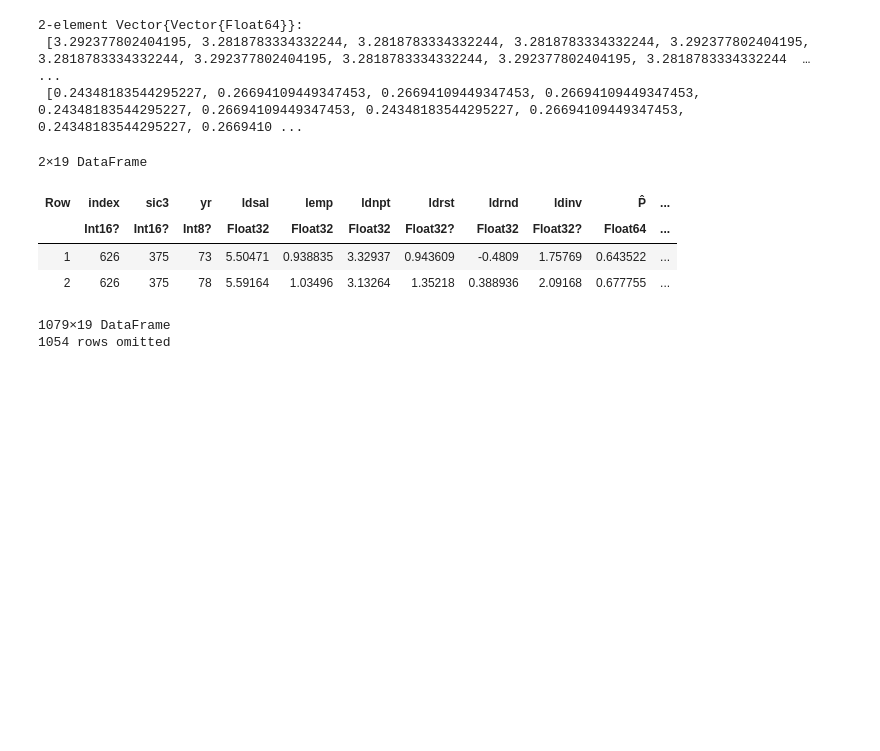
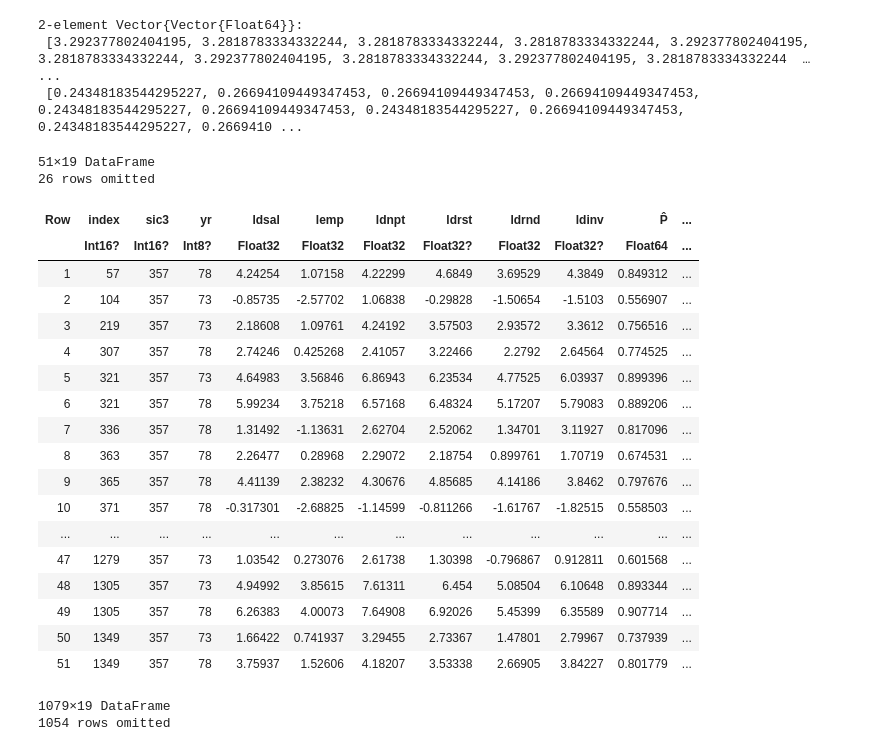
Before and after one commit to jorditorres1098/TSE-2025-2026, a Jupyter notebook: IO/problem_set_1_2.ipynb, the cells around one changed output. Drawn from its saved outputs; the diff is of its cells as text; code cells hidden in the pictures; blank space fills up the shorter version.

```diff
--- a/IO/problem_set_1_2.ipynb
+++ b/IO/problem_set_1_2.ipynb
@@ -797,13 +796,28 @@ results= [df_total_final2.ω_t_hat_average, df_total_final2.covariance_op_averag
 # %%
 ##for the second case.
 
-df_total_final2= filter(row->row.sic3==375, df_total_final)
+df_total_final2= filter(row->row.sic3==357, df_total_final)
 # %% [output]
-2×19 DataFrame
+51×19 DataFrame
+26 rows omitted
 | Row | index | sic3 | yr | ldsal | lemp | ldnpt | ldrst | ldrnd | ldinv | P̂ | ... |
 |  | Int16? | Int16? | Int8? | Float32 | Float32 | Float32 | Float32? | Float32 | Float32? | Float64 | ... |
-| 1 | 626 | 375 | 73 | 5.50471 | 0.938835 | 3.32937 | 0.943609 | -0.4809 | 1.75769 | 0.643522 | ... |
-| 2 | 626 | 375 | 78 | 5.59164 | 1.03496 | 3.13264 | 1.35218 | 0.388936 | 2.09168 | 0.677755 | ... |
+| 1 | 57 | 357 | 78 | 4.24254 | 1.07158 | 4.22299 | 4.6849 | 3.69529 | 4.3849 | 0.849312 | ... |
+| 2 | 104 | 357 | 73 | -0.85735 | -2.57702 | 1.06838 | -0.29828 | -1.50654 | -1.5103 | 0.556907 | ... |
+| 3 | 219 | 357 | 73 | 2.18608 | 1.09761 | 4.24192 | 3.57503 | 2.93572 | 3.3612 | 0.756516 | ... |
+| 4 | 307 | 357 | 78 | 2.74246 | 0.425268 | 2.41057 | 3.22466 | 2.2792 | 2.64564 | 0.774525 | ... |
+| 5 | 321 | 357 | 73 | 4.64983 | 3.56846 | 6.86943 | 6.23534 | 4.77525 | 6.03937 | 0.899396 | ... |
+| 6 | 321 | 357 | 78 | 5.99234 | 3.75218 | 6.57168 | 6.48324 | 5.17207 | 5.79083 | 0.889206 | ... |
+| 7 | 336 | 357 | 78 | 1.31492 | -1.13631 | 2.62704 | 2.52062 | 1.34701 | 3.11927 | 0.817096 | ... |
+| 8 | 363 | 357 | 78 | 2.26477 | 0.28968 | 2.29072 | 2.18754 | 0.899761 | 1.70719 | 0.674531 | ... |
+| 9 | 365 | 357 | 78 | 4.41139 | 2.38232 | 4.30676 | 4.85685 | 4.14186 | 3.8462 | 0.797676 | ... |
+| 10 | 371 | 357 | 78 | -0.317301 | -2.68825 | -1.14599 | -0.811266 | -1.61767 | -1.82515 | 0.558503 | ... |
+| ... | ... | ... | ... | ... | ... | ... | ... | ... | ... | ... | ... |
+| 47 | 1279 | 357 | 73 | 1.03542 | 0.273076 | 2.61738 | 1.30398 | -0.796867 | 0.912811 | 0.601568 | ... |
+| 48 | 1305 | 357 | 73 | 4.94992 | 3.85615 | 7.61311 | 6.454 | 5.08504 | 6.10648 | 0.893344 | ... |
+| 49 | 1305 | 357 | 78 | 6.26383 | 4.00073 | 7.64908 | 6.92026 | 5.45399 | 6.35589 | 0.907714 | ... |
+| 50 | 1349 | 357 | 73 | 1.66422 | 0.741937 | 3.29455 | 2.73367 | 1.47801 | 2.79967 | 0.737939 | ... |
+| 51 | 1349 | 357 | 78 | 3.75937 | 1.52606 | 4.18207 | 3.53338 | 2.66905 | 3.84227 | 0.801779 | ... |
 # %%
 df_total_final
 # %% [output]
```
Also changed, not shown: parts of 1 cell of this notebook, 12 other files.
